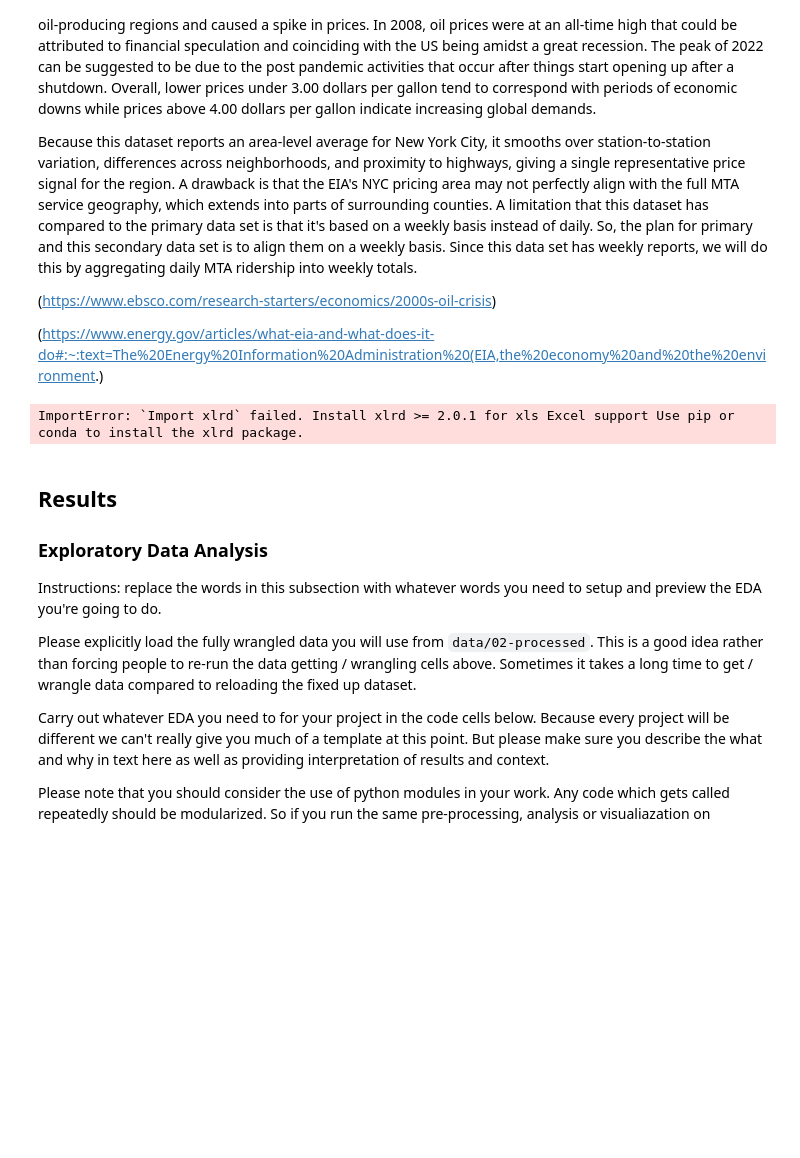
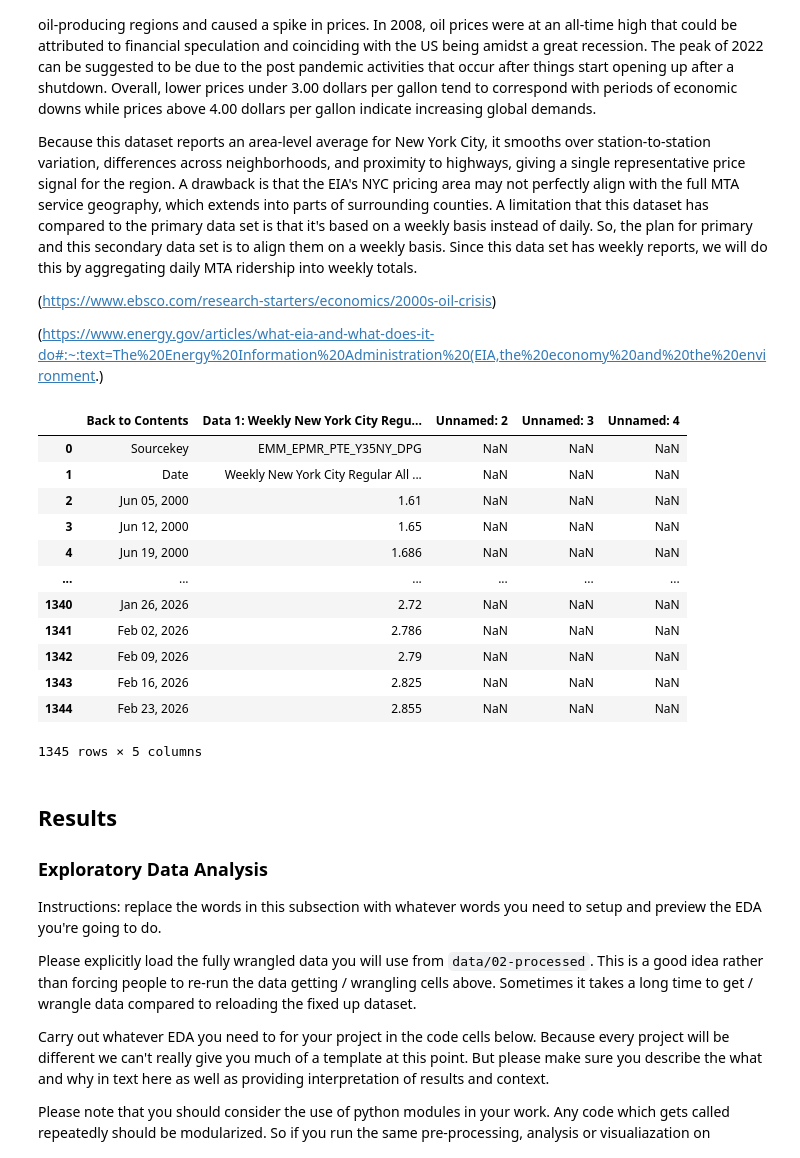
Before and after one commit to COGS108/Group063_WI26, a Jupyter notebook: 02-EDACheckpoint.ipynb, the cells around one changed output. Saved outputs shown, nothing was run; the diff lists cells and outputs as text; code cells hidden in the pictures; blank space fills up the shorter version.

```diff
--- a/02-EDACheckpoint.ipynb
+++ b/02-EDACheckpoint.ipynb
@@ -708,22 +708,35 @@ Because this dataset reports an area-level average for New York City, it smooths
 # %%
 import pandas as pd
 
 # Reads fuel price data
-gas_raw = pd.read_excel('data/00-raw/EMM_EPMR_PTE_Y35NY_DPGw.xls', sheet_name=1, skiprows=2)
+gas_raw = pd.read_csv('data/00-raw/Weekly_Gas_Prices.csv')
+gas_raw
 # Created data column
-gas_raw['Date'] = pd.to_datetime(gas_raw['Date'])
-# Filtered to just 2023
-gas_2023 = gas_raw[(gas_raw['Date'] >= '2023-01-01') & (gas_raw['Date'] <= '2023-12-31')].copy()
-# Renamed column
-gas_2023 = gas_2023.rename(columns={gas_2023.columns[1]: 'gas_price_dollars_per_gallon'})
-# Create csv of weekly prices
-# gas_2023.to_csv('data/02-processed/nyc_gas_prices_weekly_2023.csv', index=False)
-# Fill daily for each week
-gas_daily_2023 = gas_2023.set_index('Date').resample('D').ffill().reset_index()
-# Create csv of weekly prices
-# gas_daily_2023.to_csv('data/02-processed/nyc_gas_prices_daily_2023.csv', index=False)
+# gas_raw['Date'] = pd.to_datetime(gas_raw['Date'])
+# # Filtered to just 2023
+# gas_2023 = gas_raw[(gas_raw['Date'] >= '2023-01-01') & (gas_raw['Date'] <= '2023-12-31')].copy()
+# # Renamed column
+# gas_2023 = gas_2023.rename(columns={gas_2023.columns[1]: 'gas_price_dollars_per_gallon'})
+# # Create csv of weekly prices
+# # gas_2023.to_csv('data/02-processed/nyc_gas_prices_weekly_2023.csv', index=False)
+# # Fill daily for each week
+# gas_daily_2023 = gas_2023.set_index('Date').resample('D').ffill().reset_index()
+# # Create csv of weekly prices
+# # gas_daily_2023.to_csv('data/02-processed/nyc_gas_prices_daily_2023.csv', index=False)
 # %% [output]
+|  | Back to Contents | Data 1: Weekly New York City Regu... | Unnamed: 2 | Unnamed: 3 | Unnamed: 4 |
+| 0 | Sourcekey | EMM_EPMR_PTE_Y35NY_DPG | NaN | NaN | NaN |
+| 1 | Date | Weekly New York City Regular All ... | NaN | NaN | NaN |
+| 2 | Jun 05, 2000 | 1.61 | NaN | NaN | NaN |
+| 3 | Jun 12, 2000 | 1.65 | NaN | NaN | NaN |
+| 4 | Jun 19, 2000 | 1.686 | NaN | NaN | NaN |
+| ... | ... | ... | ... | ... | ... |
+| 1340 | Jan 26, 2026 | 2.72 | NaN | NaN | NaN |
+| 1341 | Feb 02, 2026 | 2.786 | NaN | NaN | NaN |
+| 1342 | Feb 09, 2026 | 2.79 | NaN | NaN | NaN |
+| 1343 | Feb 16, 2026 | 2.825 | NaN | NaN | NaN |
+| 1344 | Feb 23, 2026 | 2.855 | NaN | NaN | NaN |
-ImportError: `Import xlrd` failed. Install xlrd >= 2.0.1 for xls Excel support Use pip or conda to install the xlrd package.
+1345 rows × 5 columns
 # %% [markdown]
 ## Results
 
```
